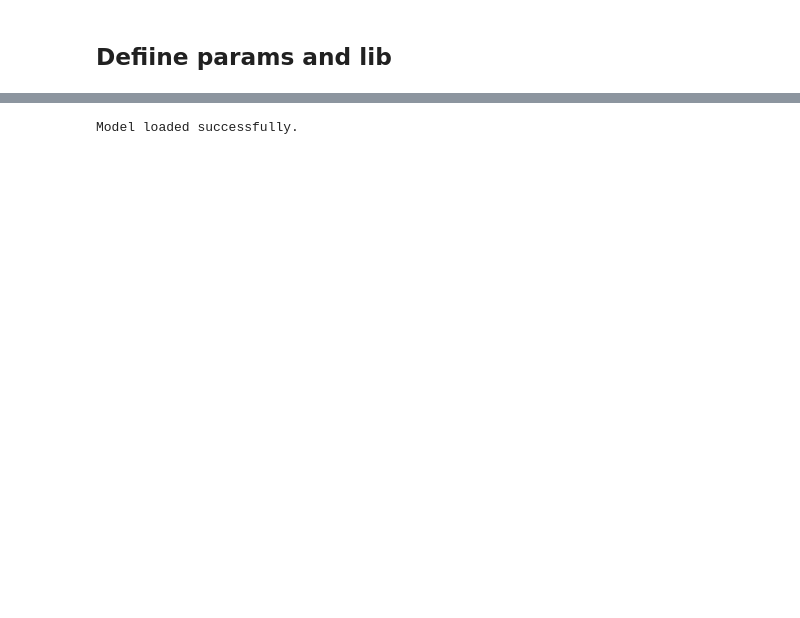
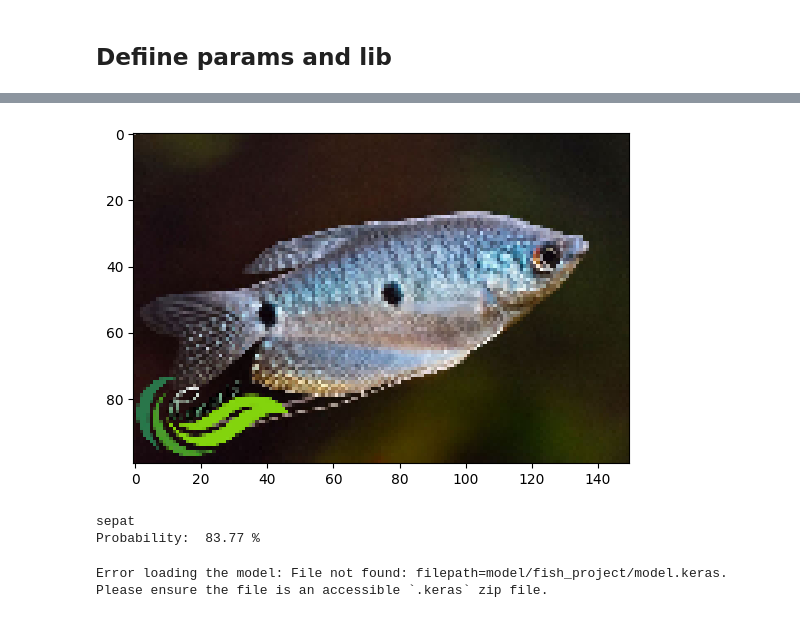
Before and after one commit to rivaelsagala/project-PM-kel-05, a Jupyter notebook: PredictFunction.ipynb, the cells around one changed output, grey strips where cells are left out. Drawn from its saved outputs; the diff is of its cells as text; code cells hidden in the pictures; blank space fills up the shorter version.

```diff
--- a/PredictFunction.ipynb
+++ b/PredictFunction.ipynb
@@ -2,0 +64,6 @@
+# %%
+history = model.fit(
+    train_generator,
+    epochs=3,
+    validation_data=validation_generator,
+    callbacks=[learning_rate_reduction])
@@ -2,0 +85,34 @@
+# %%
+def predict_image(img_upload, model = model):
+  img = img_upload
+  img_array = np.asarray(img)
+  img_array = img_array*(1/225)
+  img_input = tf.reshape(img_array, shape = [1, 100, 150, 3])
+  Probability = sorted(model.predict(img_input)[0])[2]
+  predict_class = np.argmax(model.predict(img_input))
+
+  if predict_class == 0:
+            label = 'mujahir'
+  elif predict_class == 1:
+            label = 'red_devil'
+  else:
+            label = 'sepat'
+
+  plt.show()
+  print(label)
+  print("Probability: ", round(Probability*100,2), "%")
+  print('\n')
+# %%
+from tensorflow.keras.preprocessing import image
+uploaded = files.upload()
+
+for fn in uploaded.keys():
+  path = fn
+  img = image.load_img(path, target_size=(100,150))
+  imgplot = plt.imshow(img)
+  x = image.img_to_array(img)
+  x = np.expand_dims(x, axis=0)
+  img = np.vstack([x])
+
+predict_image(img)
+# %% [output]
@@ -3,3 +123,6 @@
+[figure, added]
+sepat
+Probability:  83.77 %
 # %%
 import requests
 from io import BytesIO
@@ -70,7 +193,7 @@ try:
 except Exception as e:
     print("Error loading the model:",e)
 # %% [output]
-Model loaded successfully.
+Error loading the model: File not found: filepath=model/fish_project/model.keras. Please ensure the file is an accessible `.keras` zip file.
 # %%
 MODEL_PATH = 'model/fish_project/model.keras'
 # print(MODEL_PATH)
```
Also changed, not shown: parts of 18 cells of this notebook.
